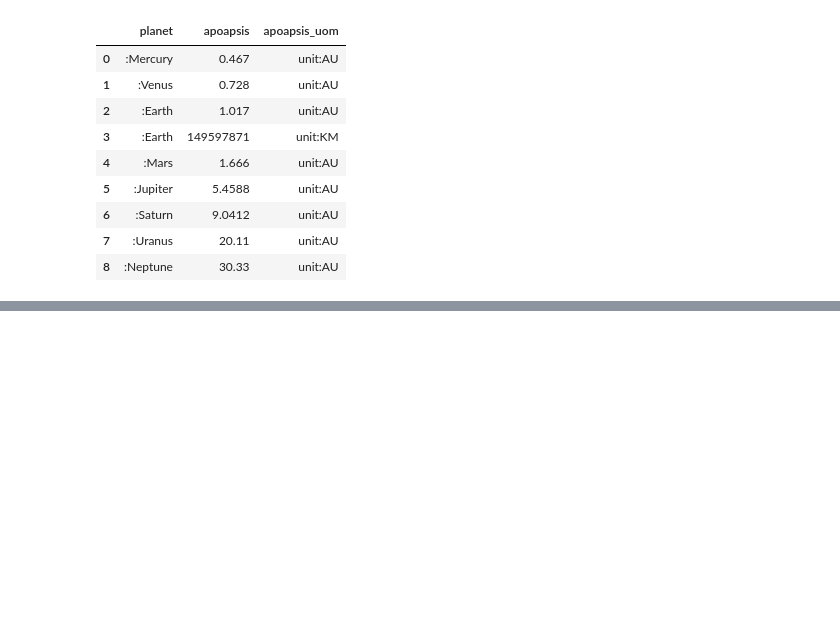
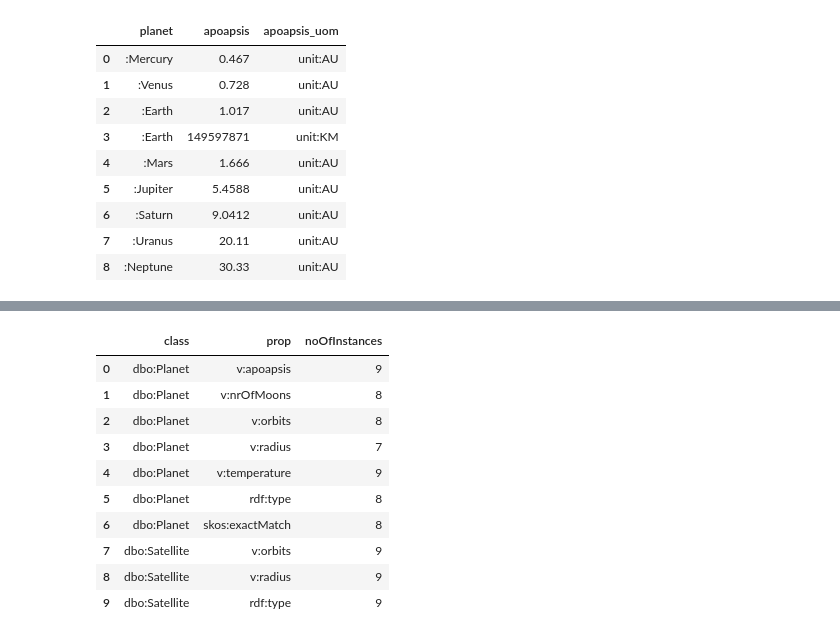
Before and after one commit to basharah/semai, a Jupyter notebook: UE03_BaAh.ipynb, the cells around one changed output, grey strips where cells are left out. Cells and saved outputs as stored; diff of their text form; code cells hidden in the pictures; blank space fills up the shorter version.

```diff
--- a/UE03_BaAh.ipynb
+++ b/UE03_BaAh.ipynb
@@ -127,0 +179,26 @@ df
+# %%
+sparql_select(g, """select ?class ?prop ?noOfInstances
+where {
+  {
+  select  ?class ?prop (count(?prop) as ?noOfInstances)
+  where {
+     ?s ?prop ?o .
+     ?s a ?class.
+   }
+   group by ?class ?prop }
+  filter (?noOfInstances >= 7)
+  }
+order by ?class ?prop
+""")
+# %% [output]
+|  | class | prop | noOfInstances |
+| 0 | dbo:Planet | v:apoapsis | 9 |
+| 1 | dbo:Planet | v:nrOfMoons | 8 |
+| 2 | dbo:Planet | v:orbits | 8 |
+| 3 | dbo:Planet | v:radius | 7 |
+| 4 | dbo:Planet | v:temperature | 9 |
+| 5 | dbo:Planet | rdf:type | 8 |
+| 6 | dbo:Planet | skos:exactMatch | 8 |
+| 7 | dbo:Satellite | v:orbits | 9 |
+| 8 | dbo:Satellite | v:radius | 9 |
+| 9 | dbo:Satellite | rdf:type | 9 |
```
Also changed, not shown: parts of 40 cells of this notebook.
